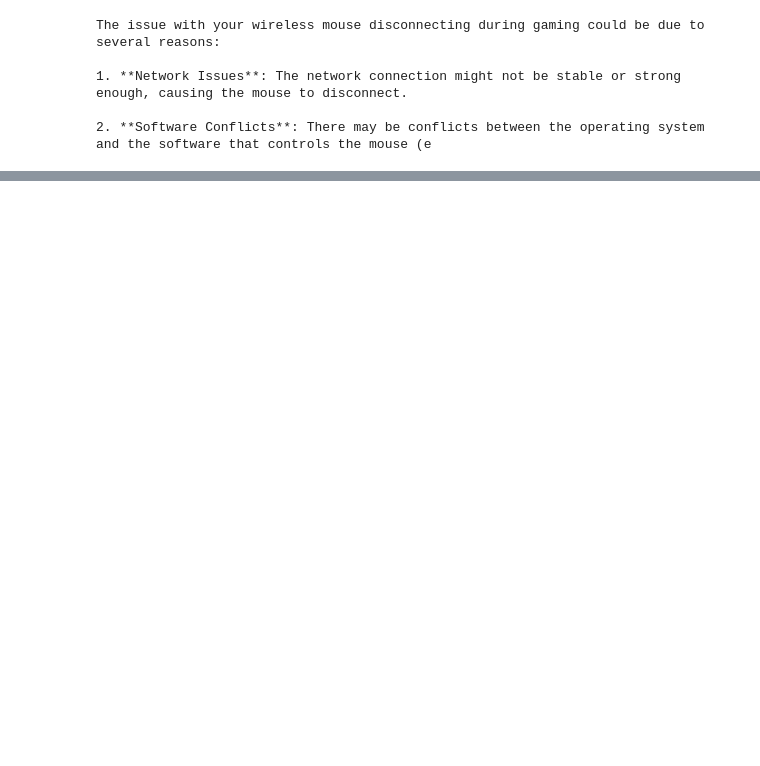
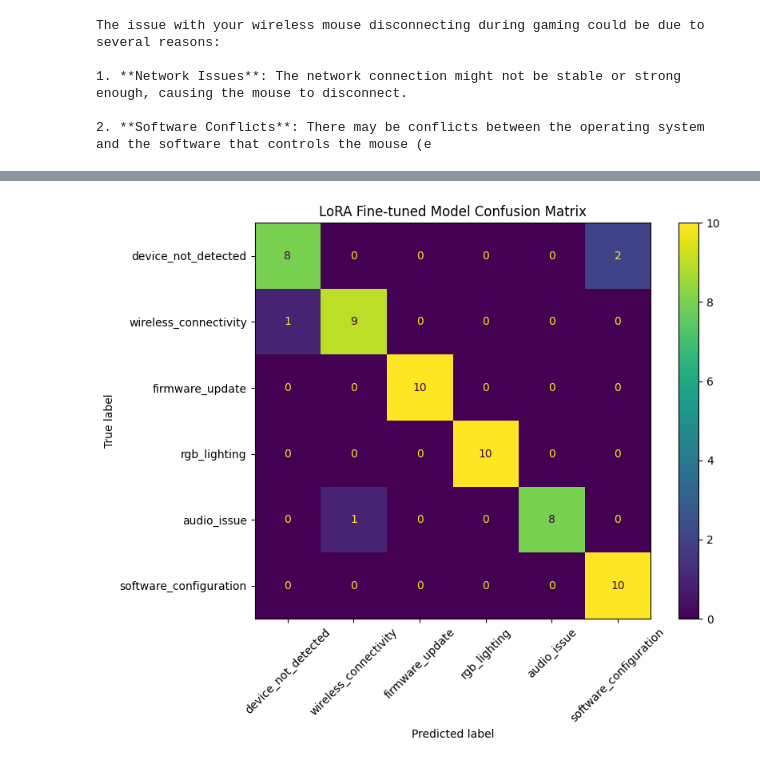
Before and after one commit to wuriley001/gaming-support-llm-finetuning, a Jupyter notebook: notebooks/gaming_intent_lora.ipynb, the cells around one changed output, grey strips where cells are left out. Drawn from its saved outputs; the diff is of its cells as text; code cells hidden in the pictures; blank space fills up the shorter version.

```diff
--- a/notebooks/gaming_intent_lora.ipynb
+++ b/notebooks/gaming_intent_lora.ipynb
@@ -141,0 +1967,3 @@ The issue with your wireless mouse disconnecting during gaming could be due to s
+# %%
+if tokenizer.pad_token is None:
+    tokenizer.pad_token = tokenizer.eos_token
@@ -141,0 +3644,17 @@ The issue with your wireless mouse disconnecting during gaming could be due to s
+# %%
+from sklearn.metrics import confusion_matrix
+import pandas as pd
+
+lora_cm = confusion_matrix(
+    test_df["label"],
+    lora_results_df["prediction"],
+    labels=LABELS
+)
+
+lora_cm_df = pd.DataFrame(
+    lora_cm,
+    index=LABELS,
+    columns=LABELS
+)
+
+lora_cm_df
@@ -141,0 +3669,34 @@ The issue with your wireless mouse disconnecting during gaming could be due to s
+# %%
+import matplotlib.pyplot as plt
+from sklearn.metrics import ConfusionMatrixDisplay
+
+fig, ax = plt.subplots(
+    figsize=(9, 7)
+)
+
+disp = ConfusionMatrixDisplay(
+    confusion_matrix=lora_cm,
+    display_labels=LABELS
+)
+
+disp.plot(
+    ax=ax,
+    xticks_rotation=45,
+    values_format="d"
+)
+
+plt.title(
+    "LoRA Fine-tuned Model Confusion Matrix"
+)
+
+plt.tight_layout()
+
+plt.savefig(
+    "results/lora_confusion_matrix.png",
+    dpi=200,
+    bbox_inches="tight"
+)
+
+plt.show()
+# %% [output]
+[figure, added]
```
Also changed, not shown: parts of 214 cells of this notebook.
